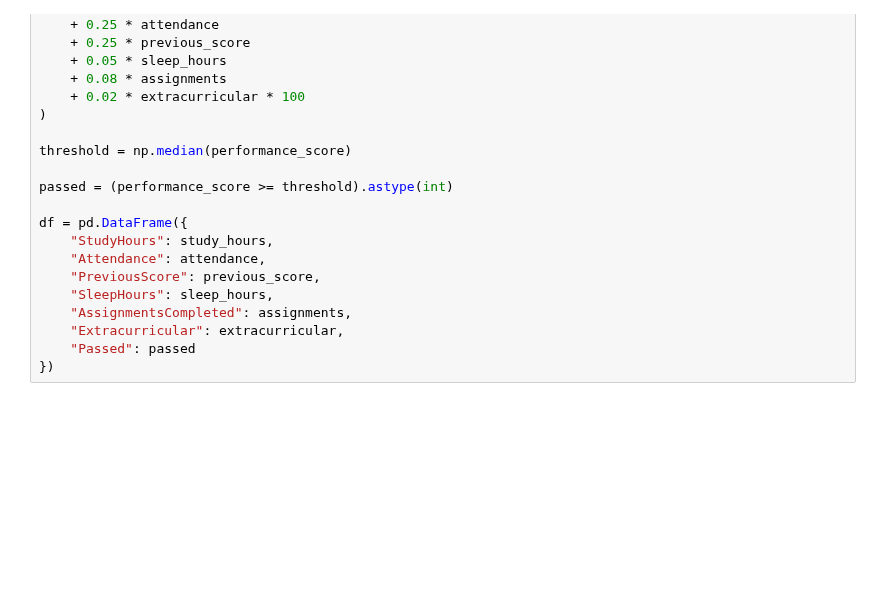
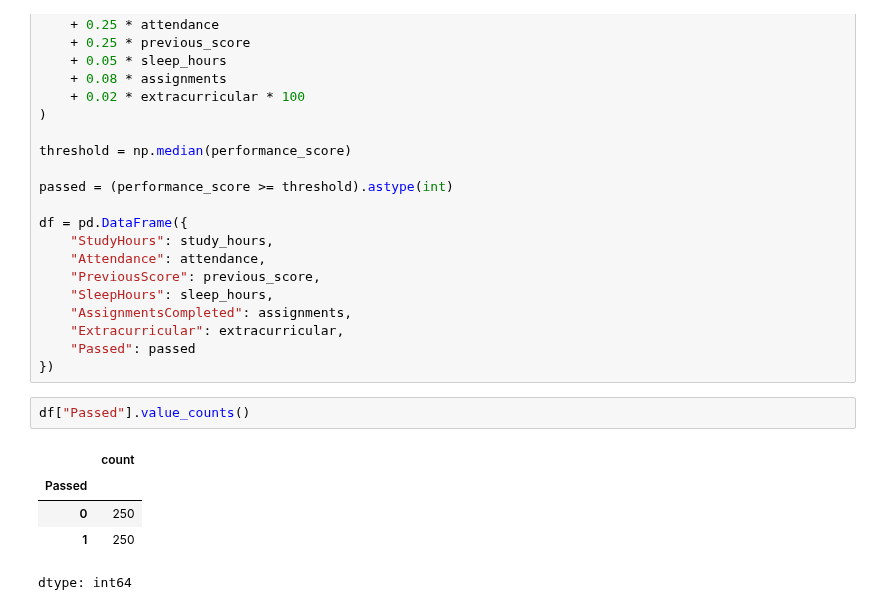
Before and after one commit to abhinavsinh014-prog/Machine-Learing, a Jupyter notebook: StudentPerformancePred.ipynb, the cells around one changed output. Saved outputs shown, nothing was run; the diff lists cells and outputs as text; blank space fills up the shorter version.

```diff
--- a/StudentPerformancePred.ipynb
+++ b/StudentPerformancePred.ipynb
@@ -45,3 +45,11 @@ df = pd.DataFrame({
     "Extracurricular": extracurricular,
     "Passed": passed
 })
+# %%
+df["Passed"].value_counts()
+# %% [output]
+|  | count |
+| Passed |  |
+| 0 | 250 |
+| 1 | 250 |
+dtype: int64
```
Also changed, not shown: parts of 6 cells of this notebook.
